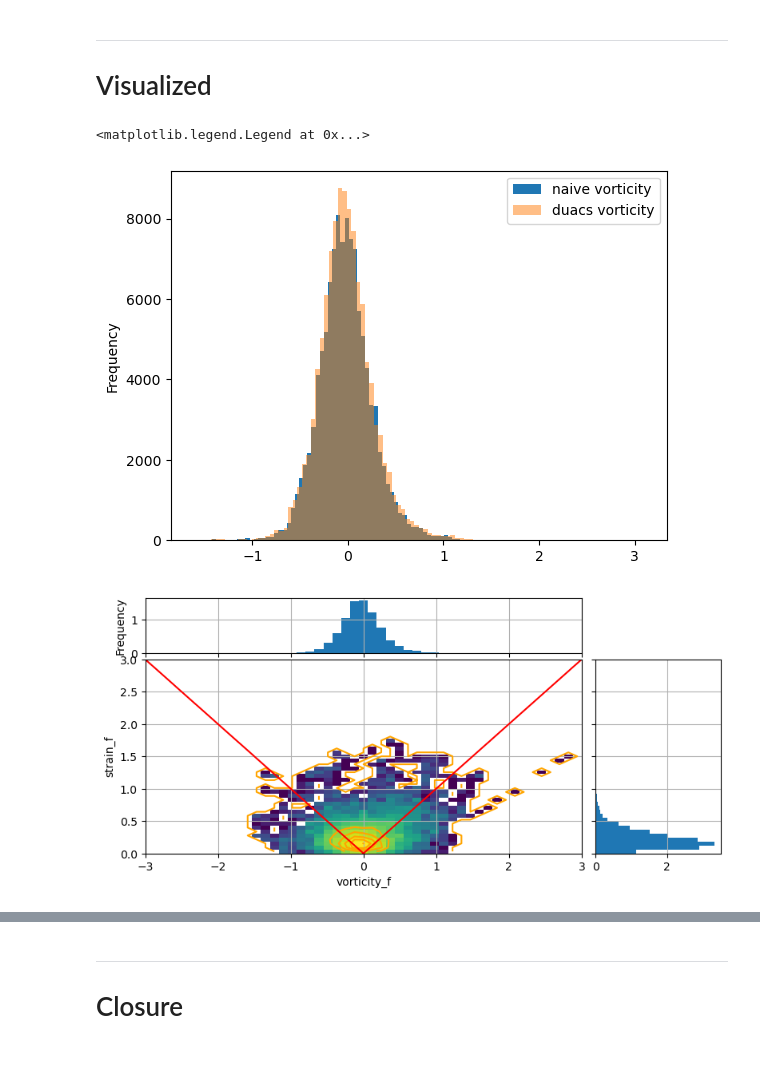
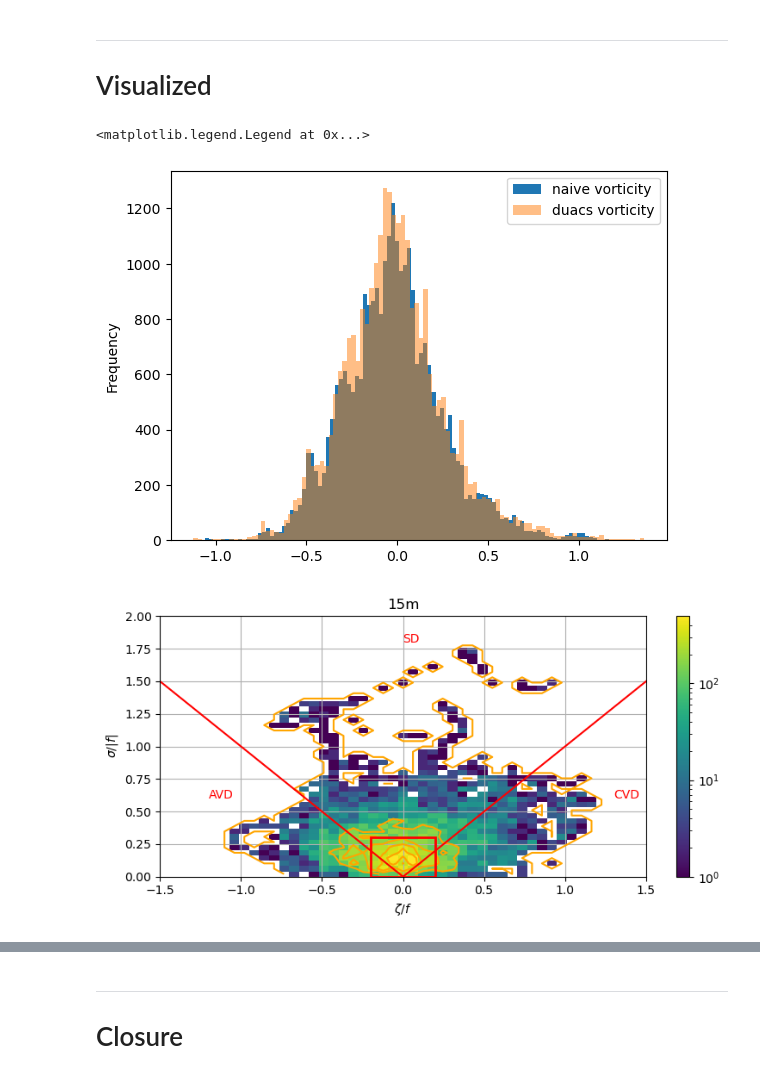
Before and after one commit to margot-demol/med_analysis, a Jupyter notebook: 51_strain_vorticity_15m.ipynb, the cells around one changed output, grey strips where cells are left out. Saved outputs shown, nothing was run; the diff lists cells and outputs as text; code cells hidden in the pictures.

```diff
--- a/51_strain_vorticity_15m.ipynb
+++ b/51_strain_vorticity_15m.ipynb
@@ -54,10 +54,11 @@ DRIFTER.keys(), ALTI.keys(), WD.keys()
 _______
 # 15m
 # %%
+DT=3
 comb_list = [dict(drifter_key='nofilter',spectral_key = 'LF', alti_key = 'swot2kmnaive', wd_key = 'era5', ggd_var='etaf', wd_depth='15'),]
 
 DS = dataset_coloc_combs(comb_list, nearest =False)
-DS = DS.where(DS.time_to_swot/pd.Timedelta('1h')<12).dropna('row_number')
+DS = DS.where(DS.time_to_swot/pd.Timedelta('1h')<DT).dropna('row_number')
 DSS = DS.where(DS.depth==15, drop=True)
 dff = DSS.to_dataframe().reset_index().set_index('row_number')
 # %% [output]
@@ -76,14 +77,15 @@ df['strain'] = np.sqrt(df.sigma_n**2 + df.sigma_s**2)
 df['strain_f'] = df.strain/abs(df.f)#.assign_attrs({'long_name':r'$\sigma/|f|$'})
 df['duacs_vorticity_f'] = df.duacs_relative_vorticity#.assign_attrs({'long_name':r'$\zeta/f$'})
 df['vorticity_f'] = df.vorticity/df.f#.assign_attrs({'long_name':r'$\zeta/f$'})
-df['gamma'] = df.strain**2 - df.vorticity**2
+df['omega'] = df.strain**2 - df.vorticity**2
+df0 = df.copy()
 # %%
 df.vorticity_f.plot.hist(bins=100, label= 'naive vorticity')
 df.duacs_vorticity_f.plot.hist(bins=100, label= 'duacs vorticity', alpha=0.5)
 plt.legend()
 # %% [output]
 <matplotlib.legend.Legend at 0x...>
-[figure, old version]
+[figure, new version]
 # %%
 def plot_join_pdfs(ds, x, y, binx=100, biny=100):
     nsamples, yy, xx = np.histogram2d(ds[y], ds[x], bins=(biny, binx))
@@ -113,36 +115,67 @@ def plot_join_pdfs(ds, x, y, binx=100, biny=100):
 
 
     from matplotlib import colors
-    np.log(da).plot(ax=ax, add_colorbar=False)
+    da.plot.pcolormesh(ax=ax, norm=colors.LogNorm(), vmin=1e0, add_colorbar=False,)
     da.plot.contour(ax=ax, add_colorbar=False, colors='orange')
     ax.plot(xx, xx, color='r')
     #ax.plot(xx, 3/4 * xx, color='orange')
     ax.plot(xx, -xx, color='r')
     ds[x].plot.hist(bins=binx, density=True, ax=ax_histx, zorder=1)
     ds[y].plot.hist(
         bins=biny,
         density=True,
         ax=ax_histy,
         orientation="horizontal",
         zorder=1,
     )
 
 
     # no labels
     ax.grid(zorder=0)
     ax_histx.grid()
     ax_histy.grid()
     ax_histx.tick_params(axis="x", labelbottom=False)
     ax_histy.tick_params(axis="y", labelleft=False)
     ax_histy.set_title('')
     ax_histx.set_title('')
     ax_histy.set_xlabel('')
     ax_histx.set_xlabel('')
+    return fig, ax, ax_histx, ax_histy
     #fig.tight_layout(rect=[0, 0, 1, 1])  # left, bottom, right, top (default is 0,0,1,1)
 
+def plot_join_pdfs_one(ds, x, y, binx=100, biny=100):
+    nsamples, yy, xx = np.histogram2d(ds[y], ds[x], bins=(biny, binx))
+    da = xr.DataArray(data=nsamples, dims=[y, x],coords={x:([x], (xx[:-1] + xx[1:])/2), y:([y], (yy[:-1] + yy[1:])/2)})
+    plt.rcParams["axes.edgecolor"] = "k"
 
+    fig, ax = plt.subplots(1, 1, figsize =(8, 4), frameon=False)
+    from matplotlib import colors
+    da.where(da!=0).plot.pcolormesh(ax=ax, norm=colors.LogNorm(), vmin=1e0)
+    da.plot.contour(ax=ax, add_colorbar=False, colors='orange')
+    ax.plot(xx, xx, color='r')
+    #ax.plot(xx, 3/4 * xx, color='orange')
+    ax.plot(xx, -xx, color='r')
+    ax.grid()
+    return fig, ax
 
-plot_join_pdfs(df, 'vorticity_f', 'strain_f', binx=np.linspace(-3, 3, 50), biny=np.linspace(0, 3,50))
+#fig, ax, ax_histx, ax_histy = plot_join_pdfs(df, 'vorticity_f', 'strain_f', binx=np.linspace(-3, 3, 50), biny=np.linspace(0, 3,50))
+fig, ax = plot_join_pdfs_one(df0, 'vorticity_f', 'strain_f', binx=np.linspace(-1.5, 1.5, 50), biny=np.linspace(0, 2,50))
+ax.set_xlabel(r'$\zeta/f$')
+ax.set_ylabel(r'$\sigma/|f|$')
+
+import matplotlib.patches as patches
+# Create a Rectangle patch
+rect = patches.Rectangle((-0.2, 0), 0.4, 0.3, linewidth=2, edgecolor='r', facecolor='none', zorder = 10)
+# Add the patch to the Axes
+ax.add_patch(rect)
+
+ax.annotate('AVD', (-1.2, 0.6), c='r')
+ax.annotate('SD', (0, 1.8), c='r')
+ax.annotate('CVD', (1.3, 0.6), c='r')
+
+ax.set_title('15m')
+fig.tight_layout()
+fig.savefig(os.path.join(images_dir, 'all', f'15m_diagvortstrain_DT{DT}.png'))
 # %% [output]
-[figure, old version]
+[figure, new version]
 # %%
```
Also changed, not shown: parts of 20 cells of this notebook, 6 other files.
